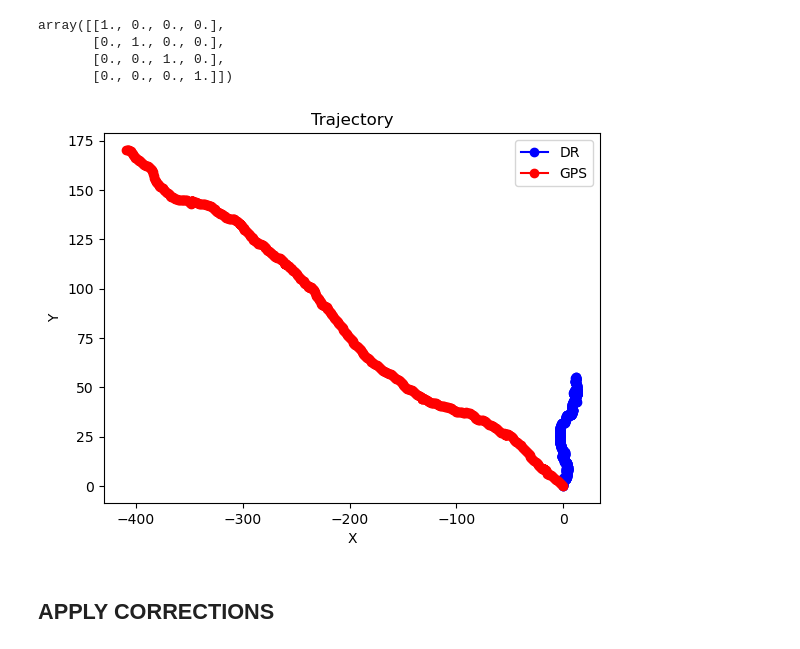
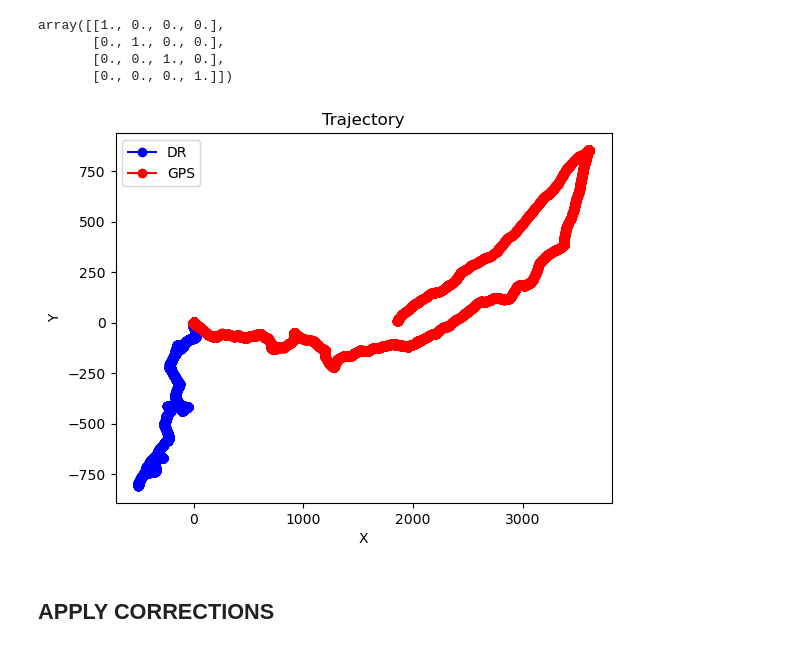
Before and after one commit to rhemitoth/Dead_Reckoning_Python, a Jupyter notebook: Dead_Reckoning_Working.ipynb, the cells around one changed output. Drawn from its saved outputs; the diff is of its cells as text; code cells hidden in the pictures.

```diff
--- a/Dead_Reckoning_Working.ipynb
+++ b/Dead_Reckoning_Working.ipynb
@@ -51,7 +53,8 @@ df = pd.merge(df, gps, on='datetime', how='left')
 # Apply a flag for 1st GPS fix of every hour
 def mark_ground_truth(row):
     seconds = row['datetime'].second
-    if seconds == 0:
+    minute = row['datetime'].minute
+    if seconds == 0  and minute == 0:
         return 1
     else:
         return 0
@@ -366,3 +317,19 @@ df['rowID'] += start
+# %%
+# Extract ground truth points
+gtps = df[df['ground_truth'] == 1].reset_index()
+
+# Filter DF to perform dead reckoning between first and last GTP
+# Get ground truth points
+gtp_start = gtps.iloc[0]
+gtp_end = gtps.iloc[-1]
+
+# Get timestamps of GTPs
+gtp_start_ts = gtp_start['datetime']
+gtp_end_ts = gtp_end['datetime']
+
+# Filter for DR pts that fall between gtp1 and gtp2
+df = df[(df['datetime'] >= gtp_start_ts) & (df['datetime'] <= gtp_end_ts)]
+df = df.reset_index()
 # %%
 # Initialize the transformation matrix
 transformation_matrix = np.eye(4)
@@ -375,20 +342,20 @@ array([[1., 0., 0., 0.],
 # %%
 # Initialize position
 position = np.array([[0],[0],[0]])
-utm_x = df.loc[start,'UTM_E']
-utm_y = df.loc[start,'UTM_N']
+utm_x = df.loc[0,'UTM_E']
+utm_y = df.loc[0,'UTM_N']
 
 # Initialize columns for dead-reckoned coordinates
 df['DR_x'] = -999.0
-df.loc[start,'DR_x'] = 0
+df.loc[0,'DR_x'] = 0
 df['DR_y'] = -999.0
-df.loc[start,'DR_y'] = 0
+df.loc[0,'DR_y'] = 0
 df['DR_z'] = -999.0
-df.loc[start,'DR_z'] = -999.0
+df.loc[0,'DR_z'] = -999.0
 df['DR_utm_x'] = -999.0
-df.loc[start,'DR_utm_x'] = df.loc[start,'UTM_E']
+df.loc[0,'DR_utm_x'] = df.loc[0,'UTM_E']
 df['DR_utm_y'] = -999.0
-df['DR_utm_y'] = df.loc[start,'UTM_N']
+df['DR_utm_y'] = df.loc[0,'UTM_N']
 
 # Initialize direciton
 initial_direction = np.array([[0],[1],[0]])
@@ -396,8 +363,6 @@ initial_direction = np.array([[0],[1],[0]])
 # Perform dead reckoning
 
 for i in range(len(df)-1 ):
-
-    i += start
 
     global transformation_matrix
     global position
@@ -433,32 +398,34 @@ for i in range(len(df)-1 ):
     # Update position
     position = next_position
 # %%
+
 # Plot dead reckoned vs GPS trajectory
-
 dr_x = df['DR_x']
 dr_y = df['DR_y']
-utm_x = df['UTM_E'] - df.loc[start,'UTM_E']
-utm_y = df['UTM_N'] - df.loc[start,'UTM_N']
-
+utm_x = df['UTM_E'] - df.loc[0,'UTM_E']
+utm_y = df['UTM_N'] - df.loc[0,'UTM_N']
+#gtps_x = gtps['UTM_E'] - utm_x0
+#gtps_y = gtps['UTM_N'] - utm_y0
 # Create a 3D plot
 fig = plt.figure()
 ax = fig.add_subplot(111)
 
 # Plot the trajectory
 ax.plot(dr_x,dr_y, marker='o', linestyle='-', color='b', label='DR')
 ax.plot(utm_x,utm_y, marker='o', linestyle='-', color='r', label='GPS')
+#ax.plot(gtps_x,gtps_y, marker='o',  color='black', label='GTPs')
 
 # Setting labels
 ax.set_xlabel('X')
 ax.set_ylabel('Y')
 
 # Adding a title and legend
 ax.set_title('Trajectory')
 ax.legend()
 
 # Show plot
 plt.show()
 # %% [output]
-[figure, old version]
+[figure, new version]
 # %% [markdown]
 ## APPLY CORRECTIONS
```
Also changed, not shown: parts of 15 cells of this notebook, 2 other files.
